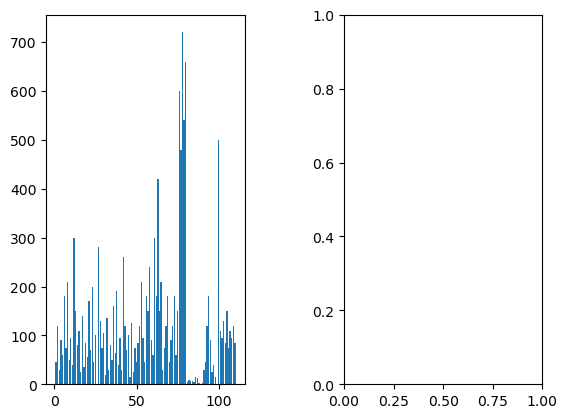
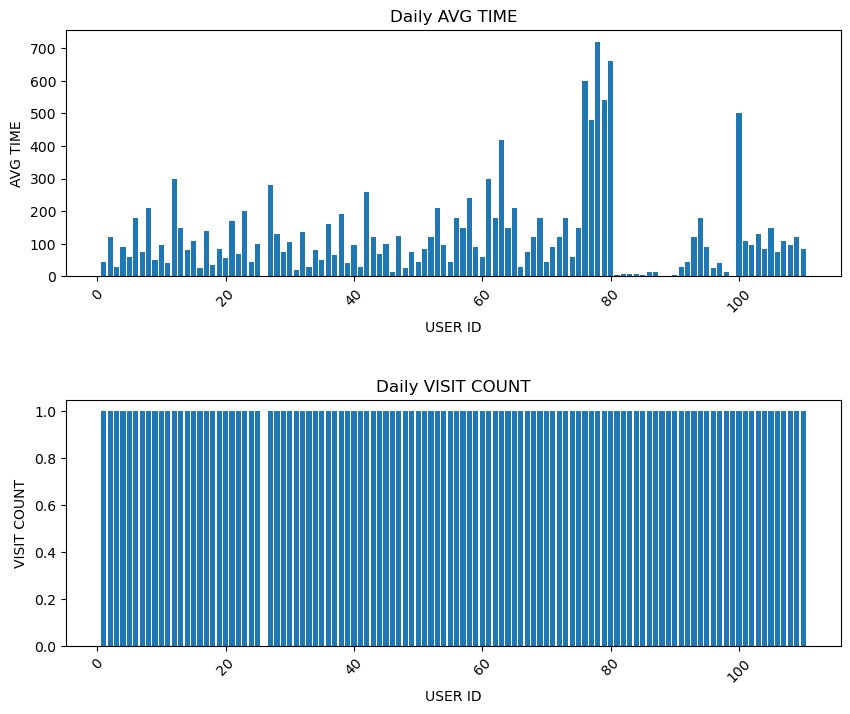
Code edit (unified diff) that turned the first committed figure into the second:
--- before
+++ after
@@ -3,5 +3,10 @@
 
 df = pd.read_csv("user_logs_export.csv")
-plt.subplot(2 , 1  ,1)
+
+# Create figure with adjusted height
+plt.figure(figsize=(10, 8))  # Width, Height in inches
+
+# First subplot
+plt.subplot(2, 1, 1)
 plt.bar(df["user_id"], df["avg_time"])
 plt.xlabel("USER ID")
@@ -10,13 +15,14 @@
 plt.xticks(rotation=45)
 
-print("\n\n\n\\n\n")
-
-plt.subplot(2 , 1  ,2)
+# Second subplot
+plt.subplot(2, 1, 2)
 plt.bar(df["user_id"], df["visit_count"])
 plt.xlabel("USER ID")
 plt.ylabel("VISIT COUNT")
-plt.title("Daily VISITCOUNT")
+plt.title("Daily VISIT COUNT")
 plt.xticks(rotation=45)
 
+# Adjust space between subplots
+plt.subplots_adjust(hspace=0.5)  # Increase this value for more space
 
 plt.show()

Commit: feat : UPDATE